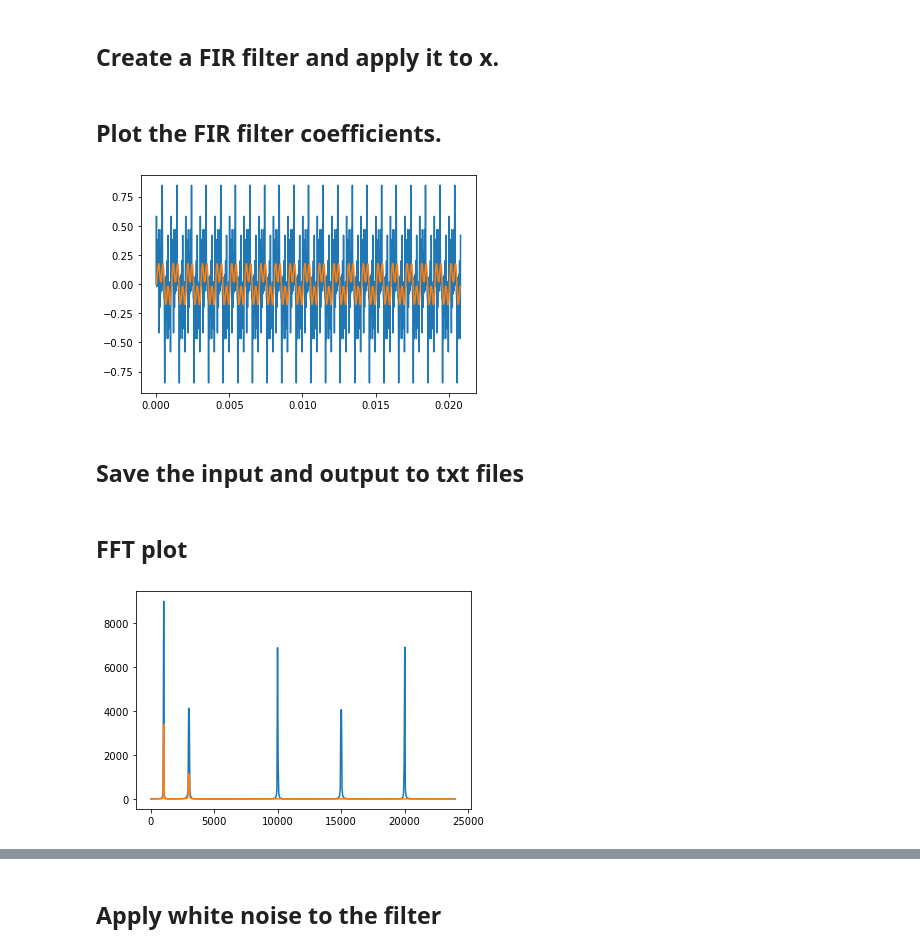
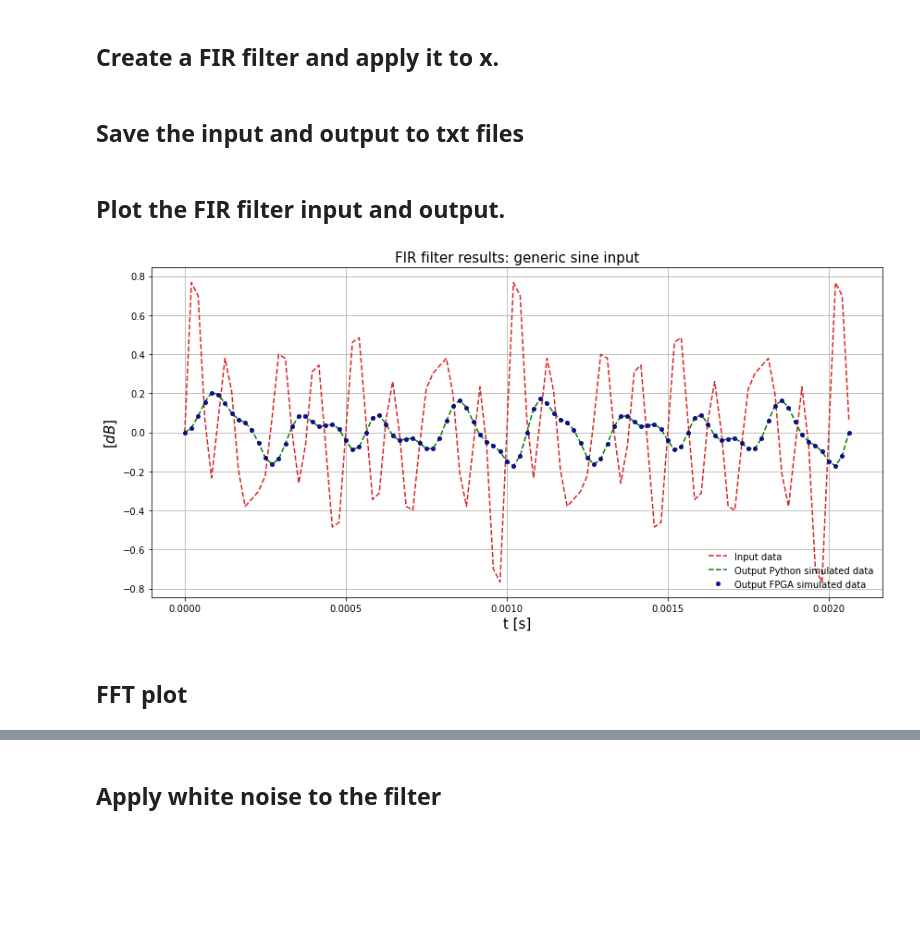
Before and after one commit to Gabriele-bot/MAPD_LAB, a Jupyter notebook: FIR_project/notebook/FIR_filter_ARTY.ipynb, the cells around one changed output, grey strips where cells are left out. Saved outputs shown, nothing was run; the diff lists cells and outputs as text; code cells hidden in the pictures; blank space fills up the shorter version.

Commit message:
Fix Python analysis

```diff
--- a/FIR_project/notebook/FIR_filter_ARTY.ipynb
+++ b/FIR_project/notebook/FIR_filter_ARTY.ipynb
@@ -23,17 +23,19 @@ def band_limited_noise(min_freq, max_freq, samples=1024, samplerate=1):
 ## Create a signal for demonstration.
 # %%
 sample_rate = 48000
-nsamples    = 1000
+nsamples    = 100
 
-freq = [1000, 3000, 10000, 15000, 20000]
+freq = [3000, 4000, 8000, 10000, 11000]
+Ampl = [1, 2, 3, 2, 1]
+Ampl_resc = Ampl/np.sum(Ampl)
 
 t = np.arange(nsamples) / sample_rate
 
 sum = np.zeros_like(t)
 for i in range (len(freq)):
-    sum = sum + np.sin(t*freq[i]*2*np.pi)
+    sum = sum + Ampl_resc[i]*np.sin(t*freq[i]*2*np.pi)
 
-x = sum/len(freq)
+x = sum
 # %% [markdown]
 ## Create a FIR filter and apply it to x.
 # %%
@@ -41,33 +43,41 @@ taps = np.array([1915, 5389, 8266, 9979, 8266, 5389, 1915])
 taps = np.int16(taps)/2**16
 # Use lfilter to filter x with the FIR filter.
 filtered_x = lfilter(taps, 1.0, x)
-# %% [markdown]
-## Plot the FIR filter coefficients.
-# %%
-plt.plot(t,x)
-plt.plot(t, filtered_x)
-
-
-plt.show()
-# %% [output]
-[figure, removed]
 # %% [markdown]
 ## Save the input and output to txt files
 # %%
 x_stereo     = np.stack((x         , x         ), axis=1)
 x_fil_stereo = np.stack((filtered_x, filtered_x), axis=1)
-np.savetxt("input_file.txt" , np.int32(x_stereo*2**23)    , fmt='%i')
-np.savetxt("output_file.txt", np.int32(x_fil_stereo*2**23), fmt='%i')
+np.savetxt("in_out_file/input_file.txt" , np.int32(x_stereo*2**23)    , fmt='%i')
+np.savetxt("in_out_file/output_file.txt", np.int32(x_fil_stereo*2**23), fmt='%i')
+
+filtered_x_FPGA = np.loadtxt("in_out_file/output_file_fir.txt")/2**23
+# %% [markdown]
+## Plot the FIR filter input and output.
+# %%
+color = 'tab:red'
+fig, ax1 = plt.subplots(figsize=(12,6))
+ax1.set_ylabel('$[dB]$', fontsize=15)
+ax1.set_xlabel('t [s]', fontsize=15)
+line1 = ax1.plot(t, x,
+                 '--', markersize=1, color=color, label='Input data')
+#ax1.set_ylim(5, 24000)
+ax1.set_title('FIR filter results: generic sine input', fontsize=15)
+ax1.legend(loc='lower left', frameon=False)
+ax1.grid(True)
+
+
+color = 'tab:blue'
+line2 = ax1.plot(t, filtered_x,
+                 '--', markersize=1, color='green', label='Output Python simulated data')
+line3 = ax1.plot(t, filtered_x_FPGA[:,0],
+                 'o', markersize=4, color='darkblue', alpha=0.9, label='Output FPGA simulated data')
+ax1.legend(loc='lower right', frameon=False)
+
+fig.tight_layout()
+#plt.savefig('plots/fft_plot.pdf')
+plt.show()
+# %% [output]
+[figure, added]
 # %% [markdown]
 ## FFT plot
-# %%
-freq_dom = np.linspace(0,sample_rate/2, int(nsamples/2+1), endpoint=True)
-
-fft_unf = np.fft.rfft(x)
-fft_fil = np.fft.rfft(filtered_x)
-plt.plot(freq_dom, np.abs(fft_unf)**2)
-plt.plot(freq_dom, np.abs(fft_fil)**2)
-
-plt.show()
-# %% [output]
-[figure, removed]
```
Also changed, not shown: parts of 7 cells of this notebook, 4 other files.
